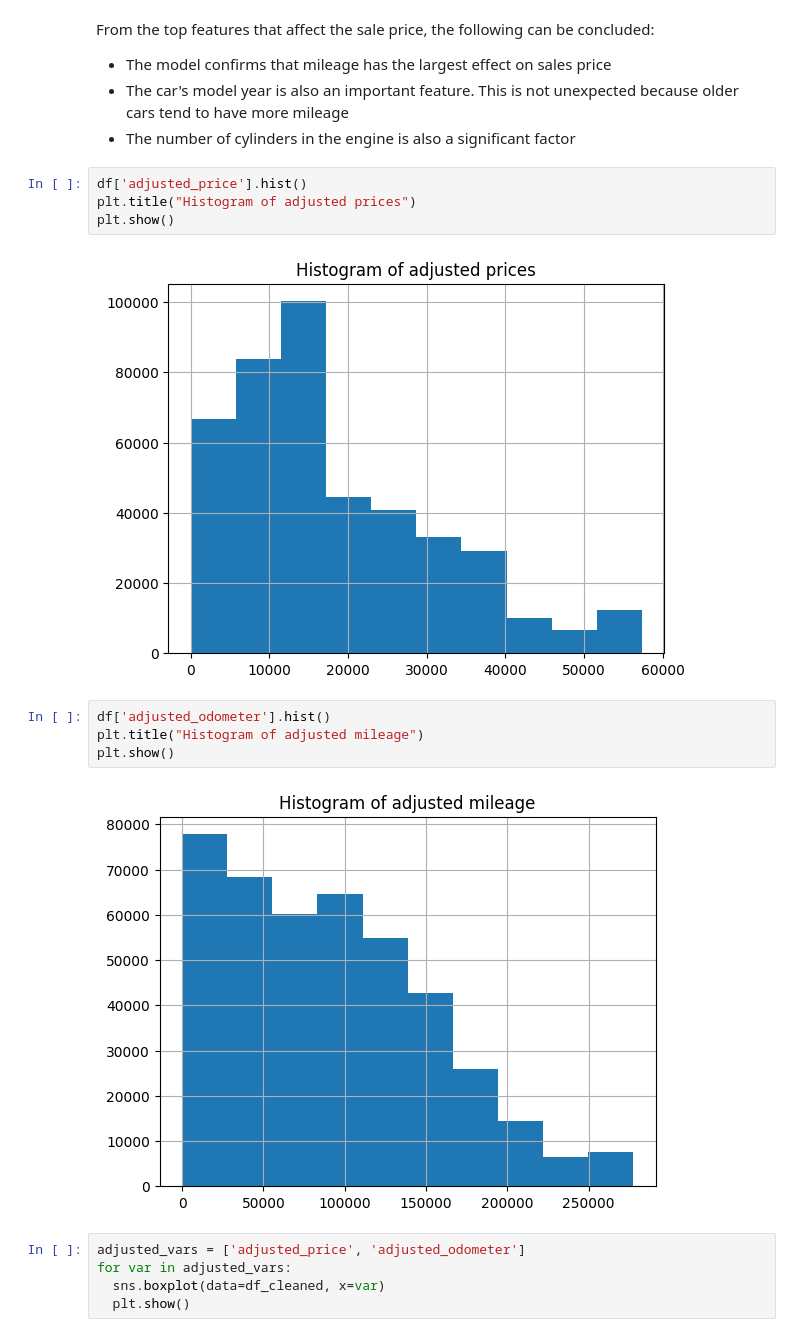
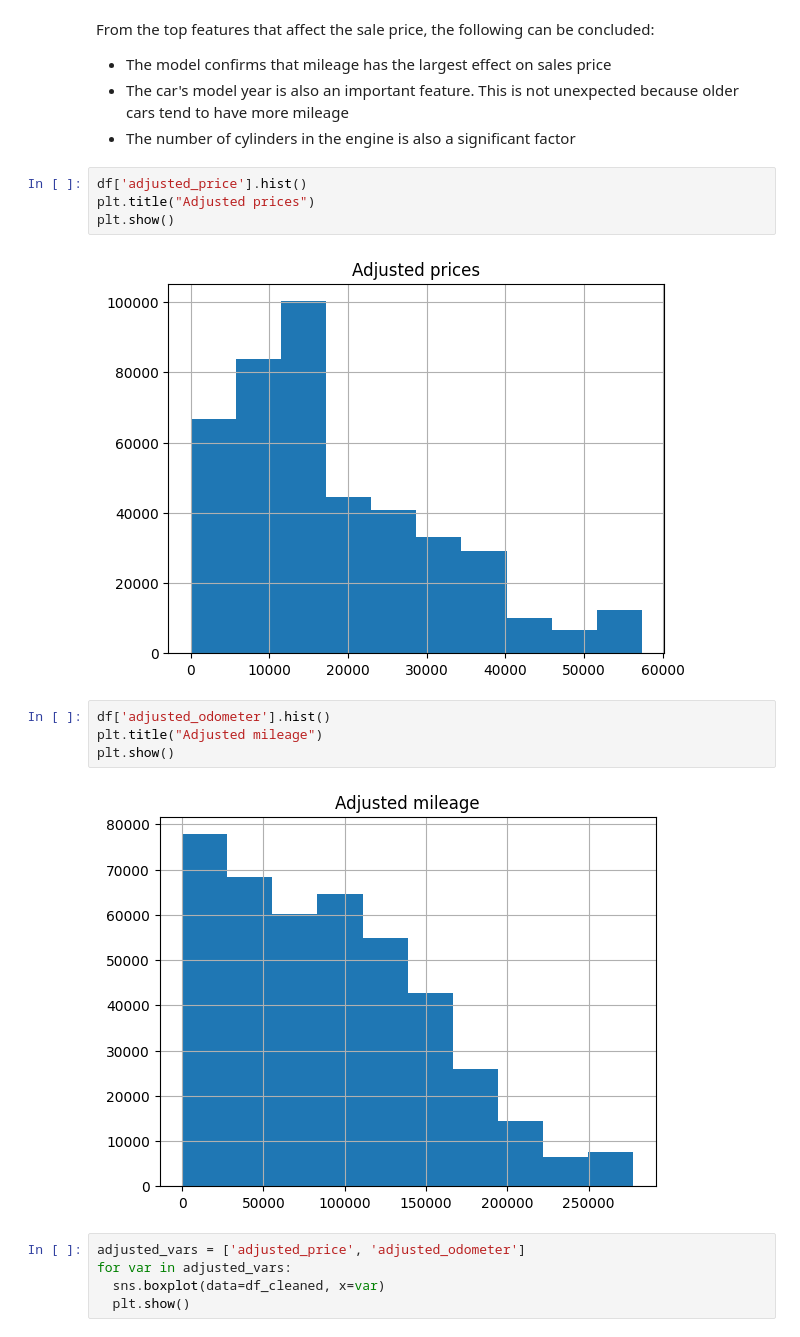
Before and after one commit to ixfd64/pcmlai-2023-08, a Jupyter notebook: module11.1/pcmlai-11.1.ipynb, the cells around one changed output. Cells and saved outputs as stored; diff of their text form.

```diff
--- a/module11.1/pcmlai-11.1.ipynb
+++ b/module11.1/pcmlai-11.1.ipynb
@@ -819,16 +883,16 @@ From the top features that affect the sale price, the following can be concluded
 * The number of cylinders in the engine is also a significant factor
 # %%
 df['adjusted_price'].hist()
-plt.title("Histogram of adjusted prices")
+plt.title("Adjusted prices")
 plt.show()
 # %% [output]
-[figure, old version]
+[figure, new version]
 # %%
 df['adjusted_odometer'].hist()
-plt.title("Histogram of adjusted mileage")
+plt.title("Adjusted mileage")
 plt.show()
 # %% [output]
-[figure, old version]
+[figure, new version]
 # %%
 adjusted_vars = ['adjusted_price', 'adjusted_odometer']
 for var in adjusted_vars:
```
Also changed, not shown: parts of 21 cells of this notebook, 2 other files.
